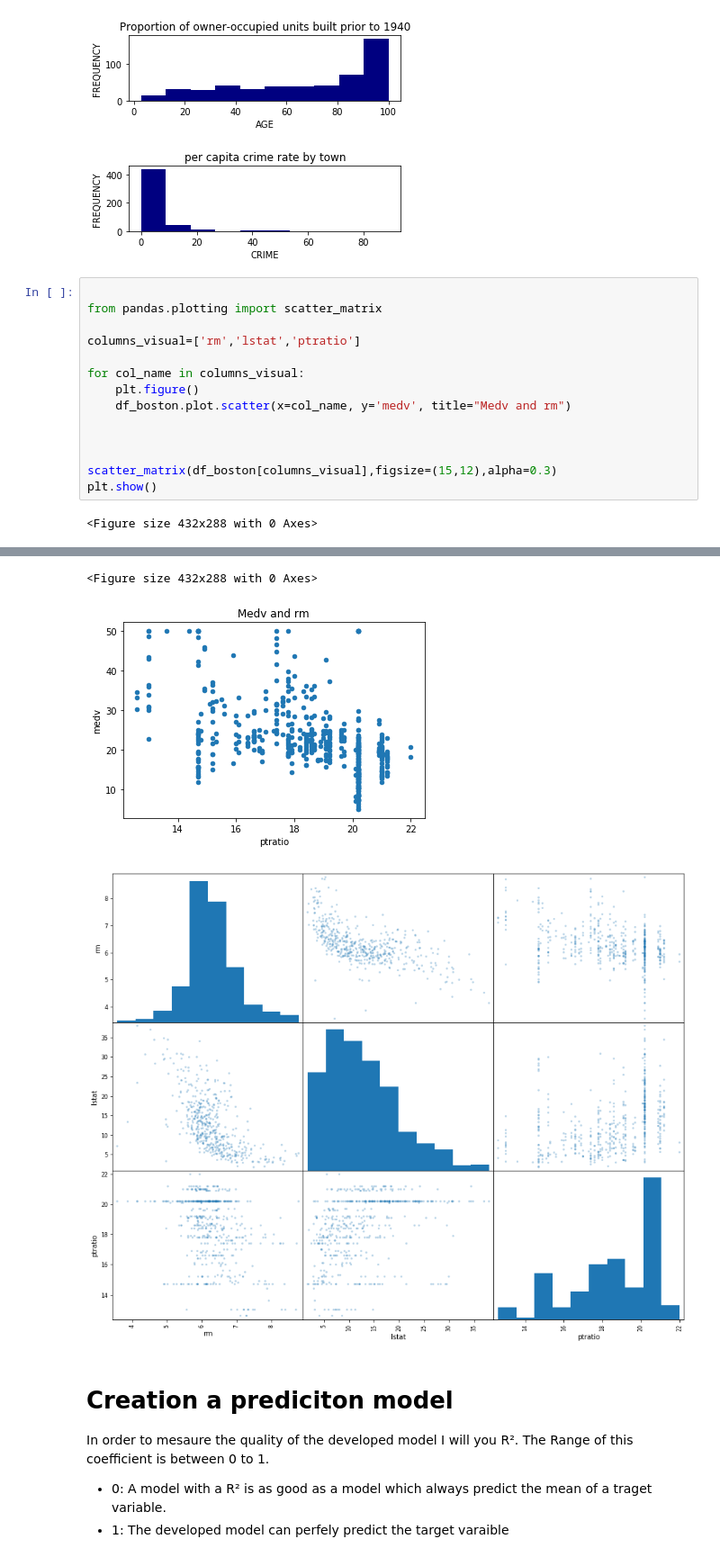
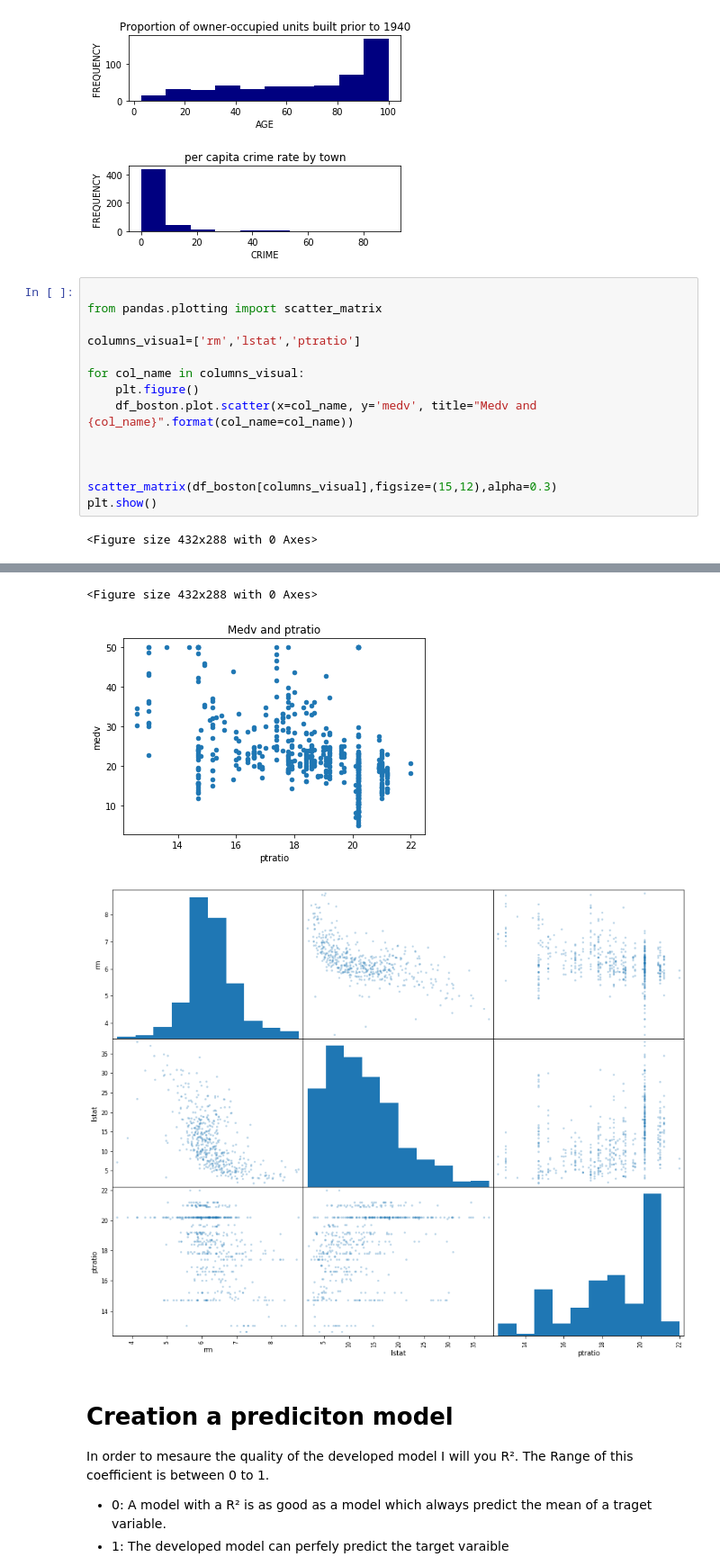
Before and after one commit to gwillig/bosten_housing, a Jupyter notebook: bosten_housing_prices.ipynb, the cells around one changed output, grey strips where cells are left out. Shown at 90% size. Cells and saved outputs as stored; diff of their text form.

Commit message:
fix: error in loop for colum names

```diff
--- a/bosten_housing_prices.ipynb
+++ b/bosten_housing_prices.ipynb
@@ -192,7 +192,7 @@ columns_visual=['rm','lstat','ptratio']
 
 for col_name in columns_visual:
     plt.figure()
-    df_boston.plot.scatter(x=col_name, y='medv', title="Medv and rm")
+    df_boston.plot.scatter(x=col_name, y='medv', title="Medv and {col_name}".format(col_name=col_name))
 
 
 
@@ -206,5 +206,5 @@ plt.show()
 <Figure size 432x288 with 0 Axes>
-[figure, old version]
+[figure, new version]
 [figure]
 # %% [markdown]
 # Creation a prediciton model
```
Also changed, not shown: parts of 1 cell of this notebook.
